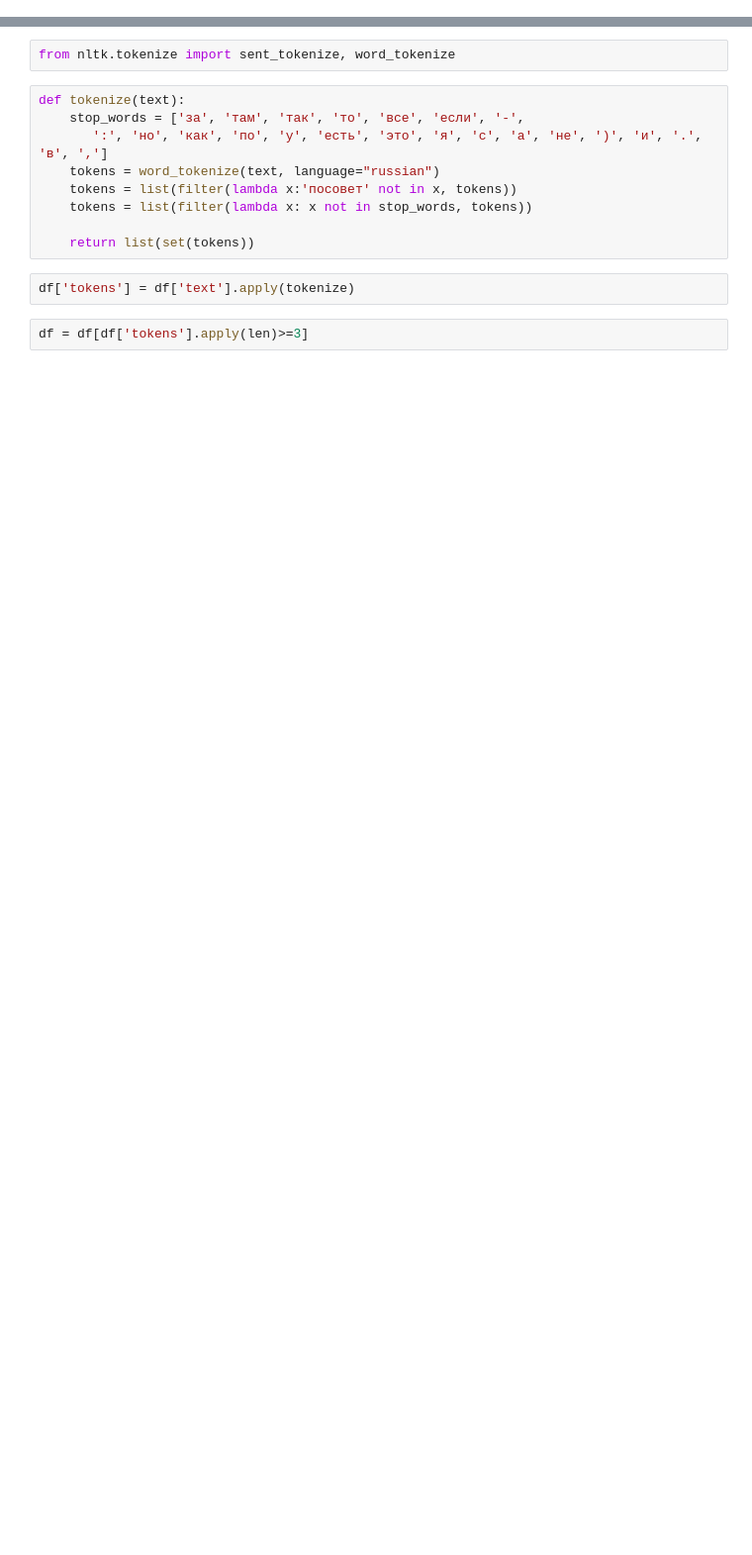
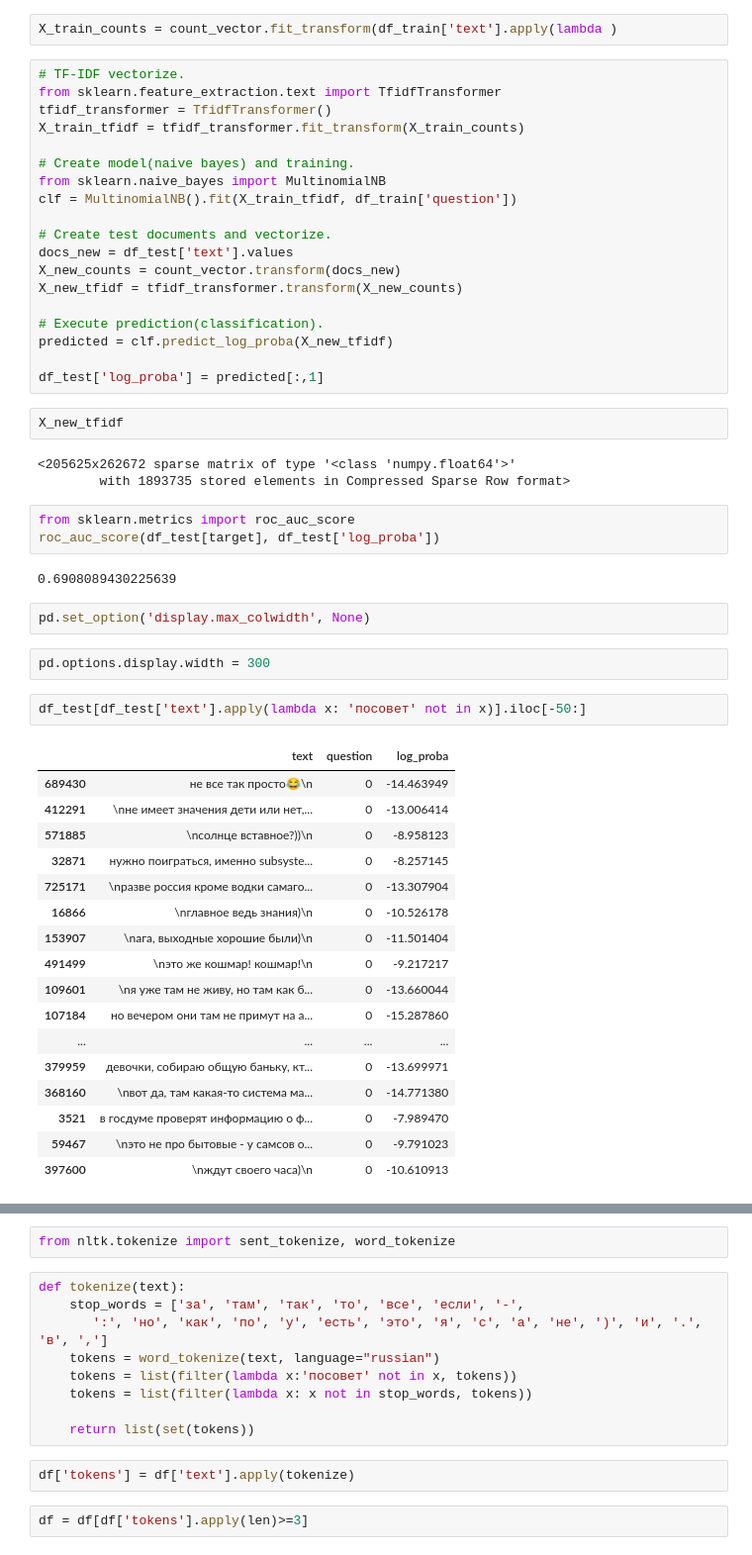
Before and after one commit to tserekh/advice, a Jupyter notebook: advice.ipynb, the cells around one changed output, grey strips where cells are left out. Shown: that part at 99% size. Saved outputs shown, nothing was run; the diff lists cells and outputs as text; blank space fills up the shorter version.

```diff
--- a/advice.ipynb
+++ b/advice.ipynb
@@ -45,0 +48,55 @@ df['question'].sum()
+# %%
+X_train_counts = count_vector.fit_transform(df_train['text'].apply(lambda )
+# %%
+# TF-IDF vectorize.
+from sklearn.feature_extraction.text import TfidfTransformer
+tfidf_transformer = TfidfTransformer()
+X_train_tfidf = tfidf_transformer.fit_transform(X_train_counts)
+
+# Create model(naive bayes) and training.
+from sklearn.naive_bayes import MultinomialNB
+clf = MultinomialNB().fit(X_train_tfidf, df_train['question'])
+
+# Create test documents and vectorize.
+docs_new = df_test['text'].values
+X_new_counts = count_vector.transform(docs_new)
+X_new_tfidf = tfidf_transformer.transform(X_new_counts)
+
+# Execute prediction(classification).
+predicted = clf.predict_log_proba(X_new_tfidf)
+
+df_test['log_proba'] = predicted[:,1]
+# %%
+X_new_tfidf
+# %% [output]
+<205625x262672 sparse matrix of type '<class 'numpy.float64'>'
+        with 1893735 stored elements in Compressed Sparse Row format>
+# %%
+from sklearn.metrics import roc_auc_score
+roc_auc_score(df_test[target], df_test['log_proba'])
+# %% [output]
+0.6908089430225639
+# %%
+pd.set_option('display.max_colwidth', None)
+# %%
+pd.options.display.width = 300
+# %%
+df_test[df_test['text'].apply(lambda x: 'посовет' not in x)].iloc[-50:]
+# %% [output]
+|  | text | question | log_proba |
+| 689430 | не все так просто😂\n | 0 | -14.463949 |
+| 412291 | \nне имеет значения дети или нет,... | 0 | -13.006414 |
+| 571885 | \nсолнце вставное?))\n | 0 | -8.958123 |
+| 32871 | нужно поиграться, именно subsyste... | 0 | -8.257145 |
+| 725171 | \nразве россия кроме водки самаго... | 0 | -13.307904 |
+| 16866 | \nглавное ведь знания)\n | 0 | -10.526178 |
+| 153907 | \nага, выходные хорошие были)\n | 0 | -11.501404 |
+| 491499 | \nэто же кошмар! кошмар!\n | 0 | -9.217217 |
+| 109601 | \nя уже там не живу, но там как б... | 0 | -13.660044 |
+| 107184 | но вечером они там не примут на а... | 0 | -15.287860 |
+| ... | ... | ... | ... |
+| 379959 | девочки, собираю общую баньку, кт... | 0 | -13.699971 |
+| 368160 | \nвот да, там какая-то система ма... | 0 | -14.771380 |
+| 3521 | в госдуме проверят информацию о ф... | 0 | -7.989470 |
+| 59467 | \nэто не про бытовые - у самсов о... | 0 | -9.791023 |
+| 397600 | \nждут своего часа)\n | 0 | -10.610913 |
```
Also changed, not shown: parts of 34 cells of this notebook.
